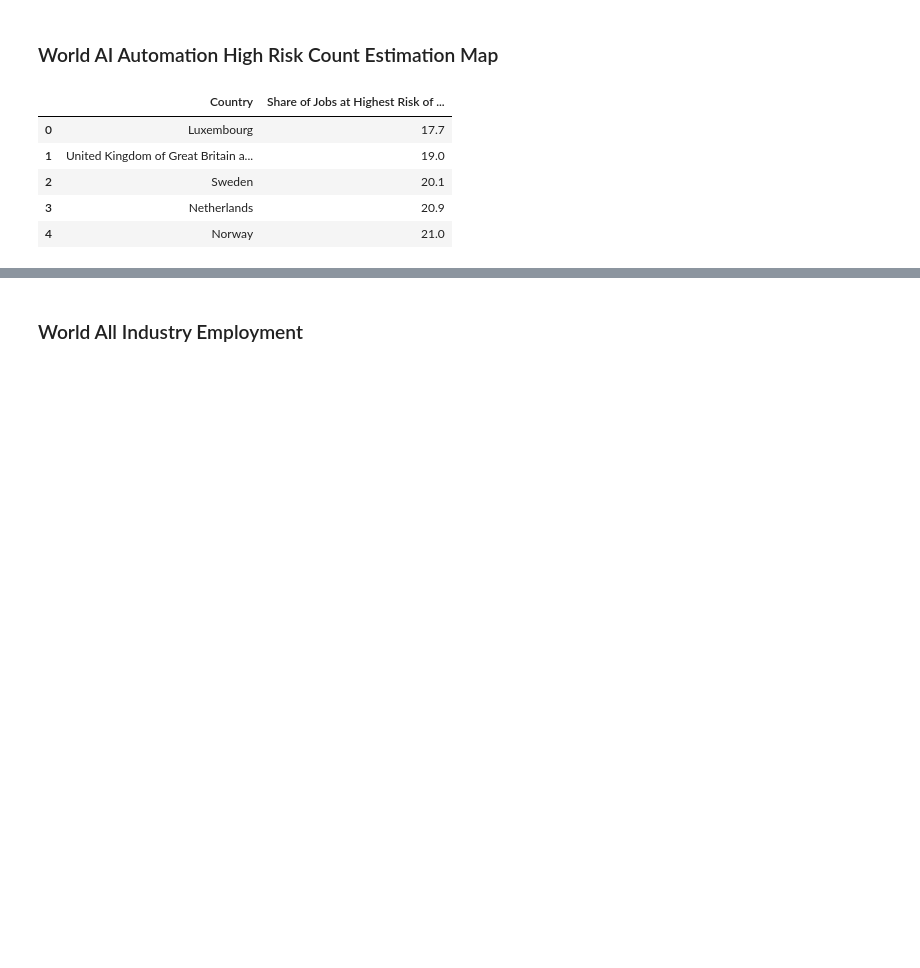
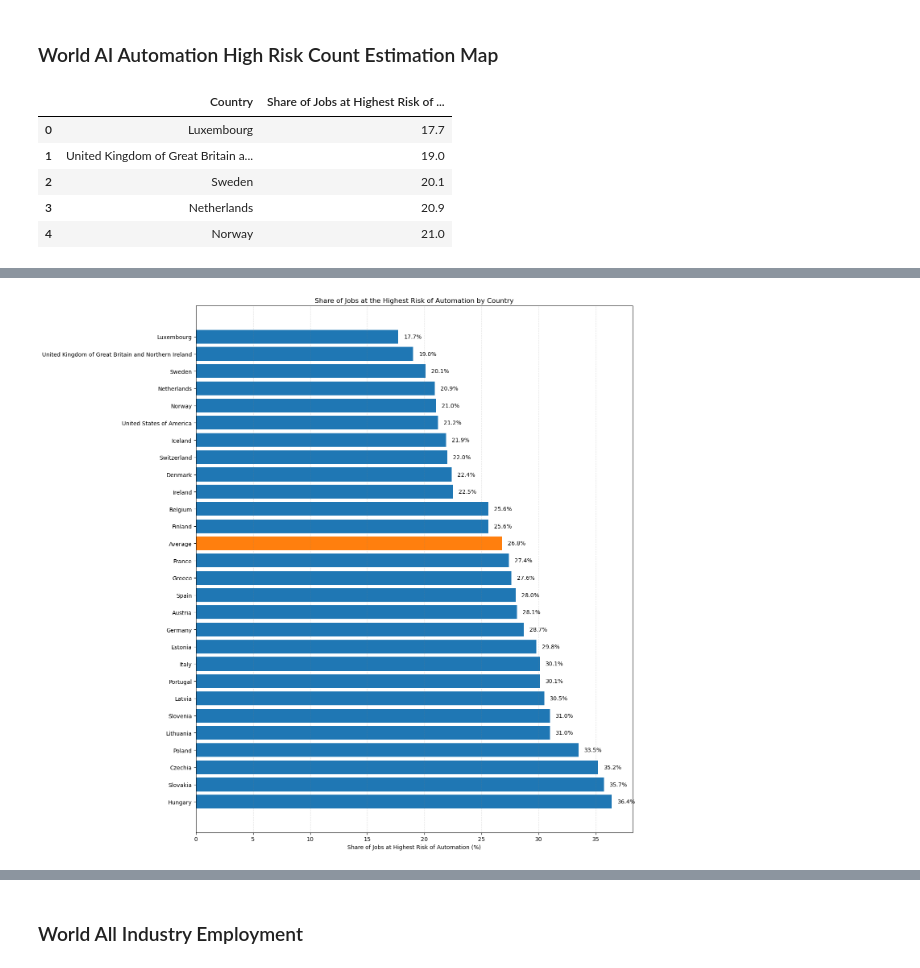
Before and after one commit to JiayiZhou36/AI-Employment, a Jupyter notebook: Employment+HighestRiskAI.ipynb, the cells around one changed output, grey strips where cells are left out. Drawn from its saved outputs; the diff is of its cells as text; code cells hidden in the pictures; blank space fills up the shorter version.

```diff
--- a/Employment+HighestRiskAI.ipynb
+++ b/Employment+HighestRiskAI.ipynb
@@ -66,3 +35,57 @@ plt.show()
+# %%
+import seaborn as sns
+import seaborn.objects as so
+
+import warnings
+
+warnings.simplefilter(action="ignore", category=FutureWarning)
+
+import matplotlib.pyplot as plt
+
+# Plot
+fig, ax = plt.subplots(figsize=(15, 14))
+
+# Set color scheme
+colors = [
+    "#1f77b4" if country != "Average" else "#ff7f0e" for country in riskjob["Country"]
+]
+
+bars = ax.barh(
+    riskjob["Country"],
+    riskjob["Share of Jobs at Highest Risk of Automation"],
+    color=colors,
+)
+
+# Labels and title
+ax.set_xlabel("Share of Jobs at Highest Risk of Automation (%)")
+ax.set_title("Share of Jobs at the Highest Risk of Automation by Country")
+
+# Grid lines
+ax.xaxis.grid(True, linestyle="--", which="major", color="grey", alpha=0.25)
+
+# Invert y-axis to have the highest value on top
+ax.invert_yaxis()
+
+# Add data labels
+for bar in bars:
+    width = bar.get_width()
+    label_x_pos = width + 0.5
+    ax.text(
+        label_x_pos,
+        bar.get_y() + bar.get_height() / 2,
+        f"{width:.1f}%",
+        va="center",
+        ha="left",
+        fontsize=10,
+    )
+
+# Improve layout and spacing
+plt.tight_layout()
+
+# Show the plot
+plt.show()
+# %% [output]
+[figure, added]
 # %%
 merged_countries = employment_isic_total.merge(
     riskjob, left_on="ref_area.label", right_on="Country"
```
Also changed, not shown: parts of 1 cell of this notebook.
